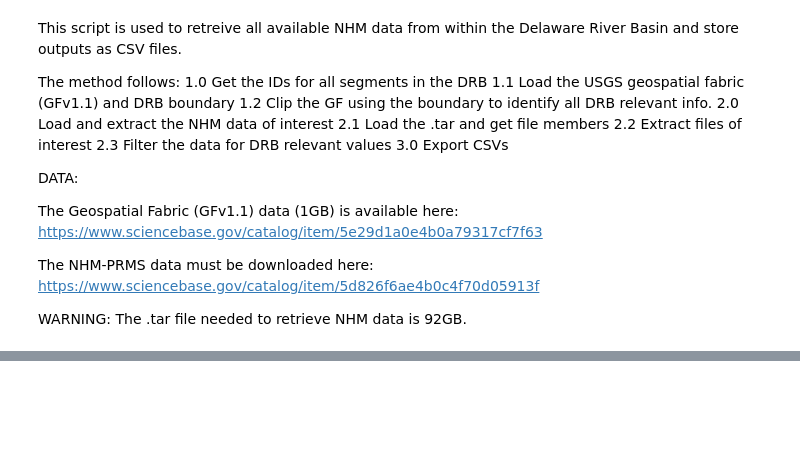
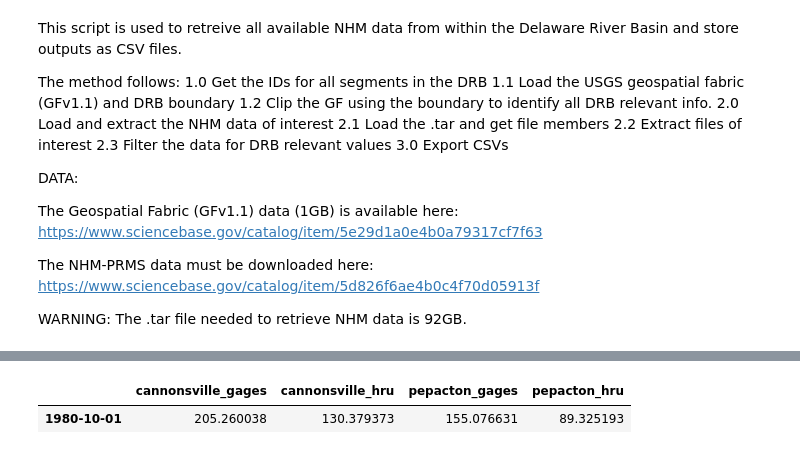
Before and after one commit to Pywr-DRB/Input-Data-Retrieval, a Jupyter notebook: extract_nhm_flows.ipynb, the cells around one changed output, grey strips where cells are left out. Drawn from its saved outputs; the diff is of its cells as text; code cells hidden in the pictures; blank space fills up the shorter version.

```diff
--- a/extract_nhm_flows.ipynb
+++ b/extract_nhm_flows.ipynb
@@ -203,0 +157,34 @@ TypeError: to_csv() got an unexpected keyword argument 'dtype'
+# %%
+## Retrieve and export Pywr-DRB nodal inflows
+# Load the segment outflow which was previous extracted
+drb_seg_outflow = pd.read_csv('./outputs/csv/drb_seg_outflow_mgd.csv', sep = ',', index_col=0, parse_dates=True)
+
+# Retrieve just Pywr-DRB relevant flows
+pywr_drb_sites = [i[0] for i in list(nhm_site_matches.values())]
+pywr_drb_nhm_flows = drb_seg_outflow.loc[:, pywr_drb_sites]
+
+# Get rid of duplicate column from `delDRCanal` and `delTrenton`
+pywr_drb_nhm_flows = pywr_drb_nhm_flows.T.drop_duplicates().T
+
+# Export
+pywr_drb_nhm_flows.to_csv(f'./outputs/csv/streamflow_daily_nhmv10_mgd.csv', sep = ',')
+pywr_drb_nhm_flows.to_csv(f'{pywrdrb_dir}input_data/modeled_gages/streamflow_daily_nhmv10_mgd.csv', sep = ',')
+# %%
+## Retrieve and export NHM flows at USGS gauge locations
+# NHM segment IDs corresponding to inflow gauges at NYC reservoirs
+gage_nhm_ids = {'cannonsville': ['1559', '1557'],
+                  'pepacton': ['1440', '1441', '1443', '1437']}
+gage_nhm_flows = {}
+
+for res, sites in gage_nhm_ids.items():
+    gage_nhm_flows[f'{res}_gages'] = drb_seg_outflow.loc[:, sites].sum(axis=1).values
+    gage_nhm_flows[f'{res}_hru'] = drb_seg_outflow.loc[:, nhm_site_matches[res]].values.flatten()
+
+gage_nhm_flows_df = pd.DataFrame(gage_nhm_flows, index = drb_seg_outflow.index)
+
+# Export
+gage_nhm_flows_df.to_csv(f'./outputs/nyc_inflow_nhm_streamflow.csv', sep = ',')
+gage_nhm_flows_df.head(1)
+# %% [output]
+|  | cannonsville_gages | cannonsville_hru | pepacton_gages | pepacton_hru |
+| 1980-10-01 | 205.260038 | 130.379373 | 155.076631 | 89.325193 |
```
Also changed, not shown: parts of 16 cells of this notebook, 3 other files.
